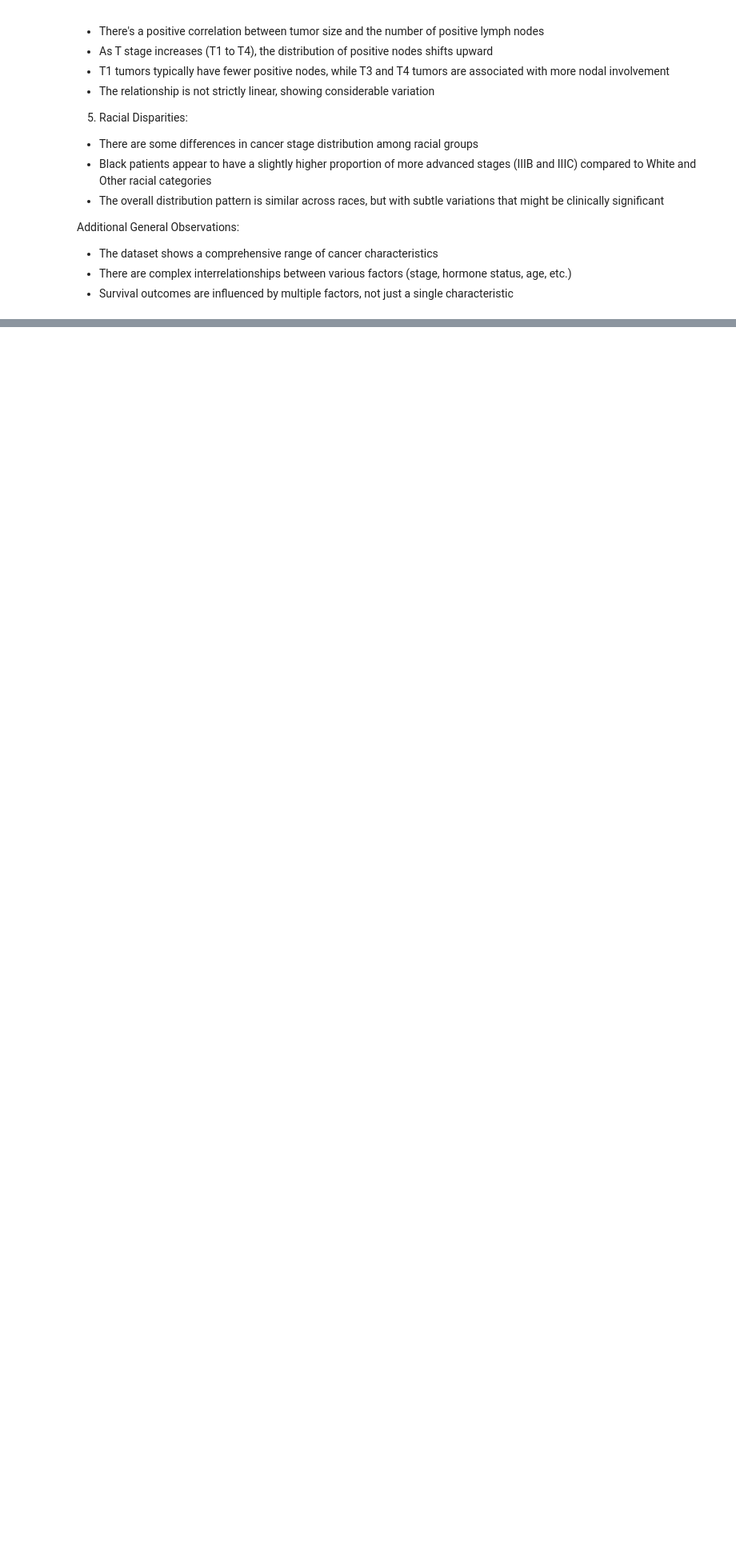
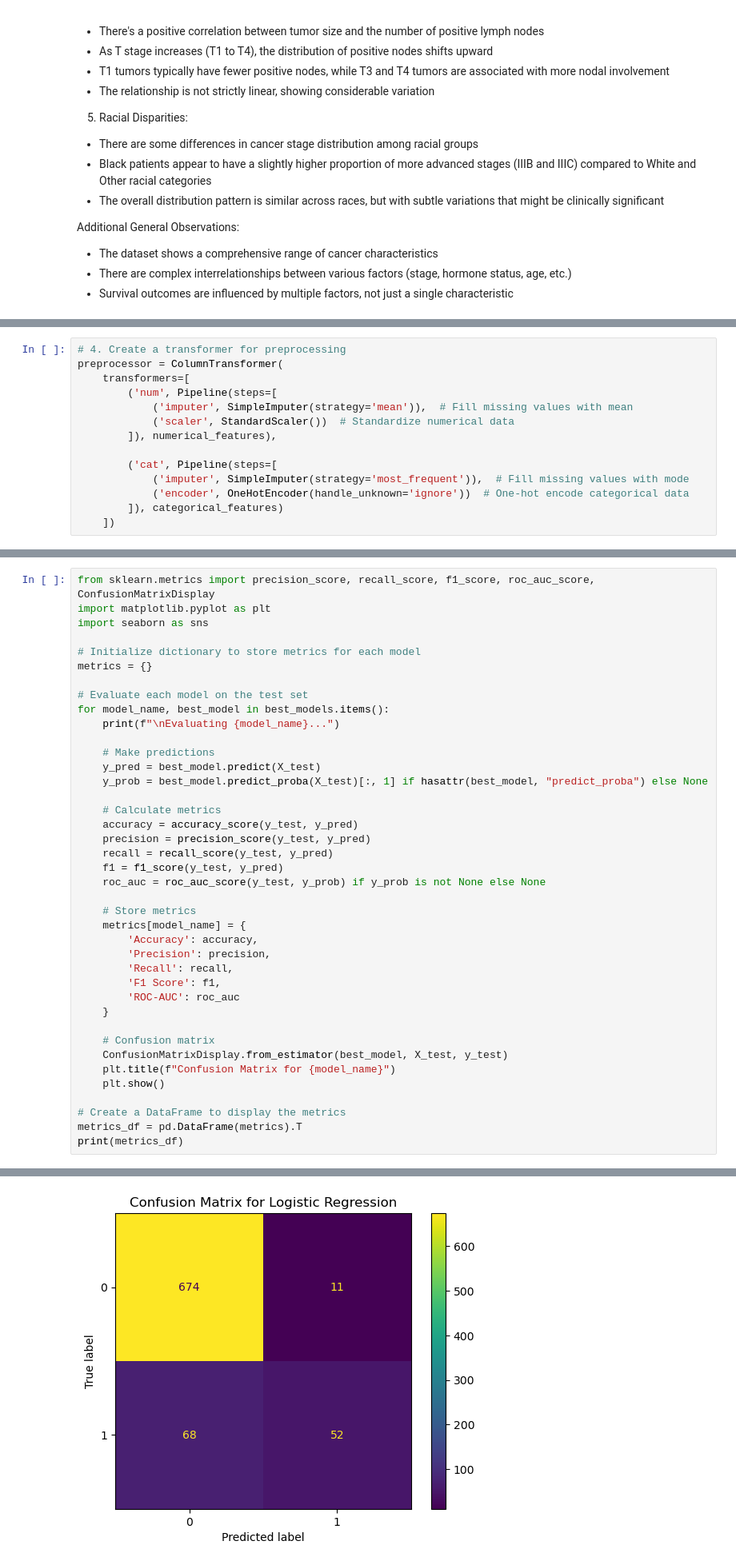
Before and after one commit to itsahmdsyd/Breast-Cancer-Project, a Jupyter notebook: Breast_Cancer_project.ipynb, the cells around one changed output, grey strips where cells are left out. Shown at 80% size. Drawn from its saved outputs; the diff is of its cells as text; blank space fills up the shorter version.

```diff
--- a/Breast_Cancer_project.ipynb
+++ b/Breast_Cancer_project.ipynb
@@ -437,0 +466,14 @@ Additional General Observations:
+# %%
+# 4. Create a transformer for preprocessing
+preprocessor = ColumnTransformer(
+    transformers=[
+        ('num', Pipeline(steps=[
+            ('imputer', SimpleImputer(strategy='mean')),  # Fill missing values with mean
+            ('scaler', StandardScaler())  # Standardize numerical data
+        ]), numerical_features),
+
+        ('cat', Pipeline(steps=[
+            ('imputer', SimpleImputer(strategy='most_frequent')),  # Fill missing values with mode
+            ('encoder', OneHotEncoder(handle_unknown='ignore'))  # One-hot encode categorical data
+        ]), categorical_features)
+    ])
@@ -437,0 +564,41 @@ Additional General Observations:
+# %%
+from sklearn.metrics import precision_score, recall_score, f1_score, roc_auc_score, ConfusionMatrixDisplay
+import matplotlib.pyplot as plt
+import seaborn as sns
+
+# Initialize dictionary to store metrics for each model
+metrics = {}
+
+# Evaluate each model on the test set
+for model_name, best_model in best_models.items():
+    print(f"\nEvaluating {model_name}...")
+
+    # Make predictions
+    y_pred = best_model.predict(X_test)
+    y_prob = best_model.predict_proba(X_test)[:, 1] if hasattr(best_model, "predict_proba") else None
+
+    # Calculate metrics
+    accuracy = accuracy_score(y_test, y_pred)
+    precision = precision_score(y_test, y_pred)
+    recall = recall_score(y_test, y_pred)
+    f1 = f1_score(y_test, y_pred)
+    roc_auc = roc_auc_score(y_test, y_prob) if y_prob is not None else None
+
+    # Store metrics
+    metrics[model_name] = {
+        'Accuracy': accuracy,
+        'Precision': precision,
+        'Recall': recall,
+        'F1 Score': f1,
+        'ROC-AUC': roc_auc
+    }
+
+    # Confusion matrix
+    ConfusionMatrixDisplay.from_estimator(best_model, X_test, y_test)
+    plt.title(f"Confusion Matrix for {model_name}")
+    plt.show()
+
+# Create a DataFrame to display the metrics
+metrics_df = pd.DataFrame(metrics).T
+print(metrics_df)
+# %% [output]
@@ -437,0 +606 @@ Additional General Observations:
+[figure, added]
```
Also changed, not shown: parts of 8 cells of this notebook, 1 other file.
